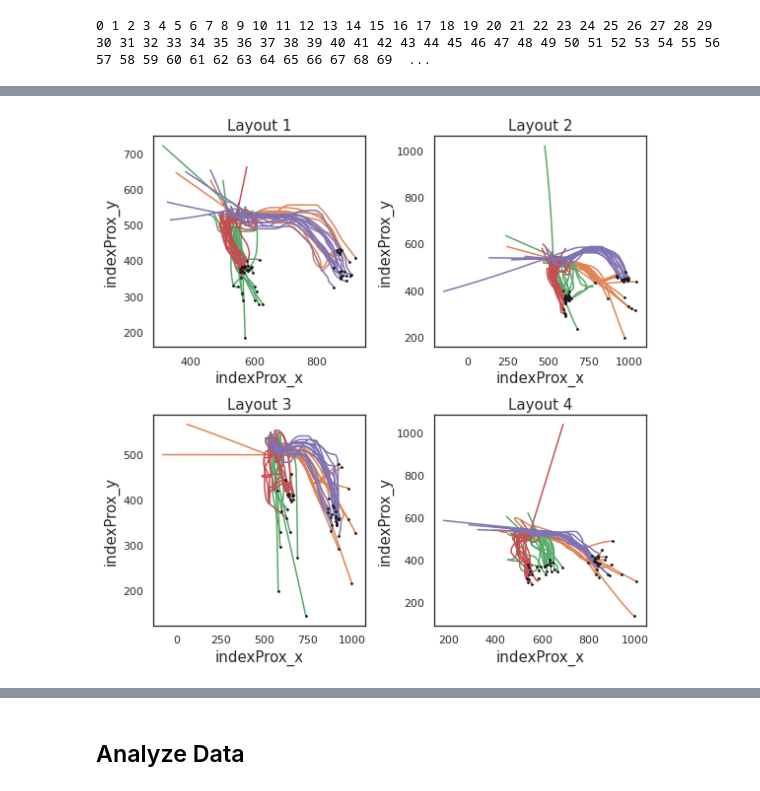
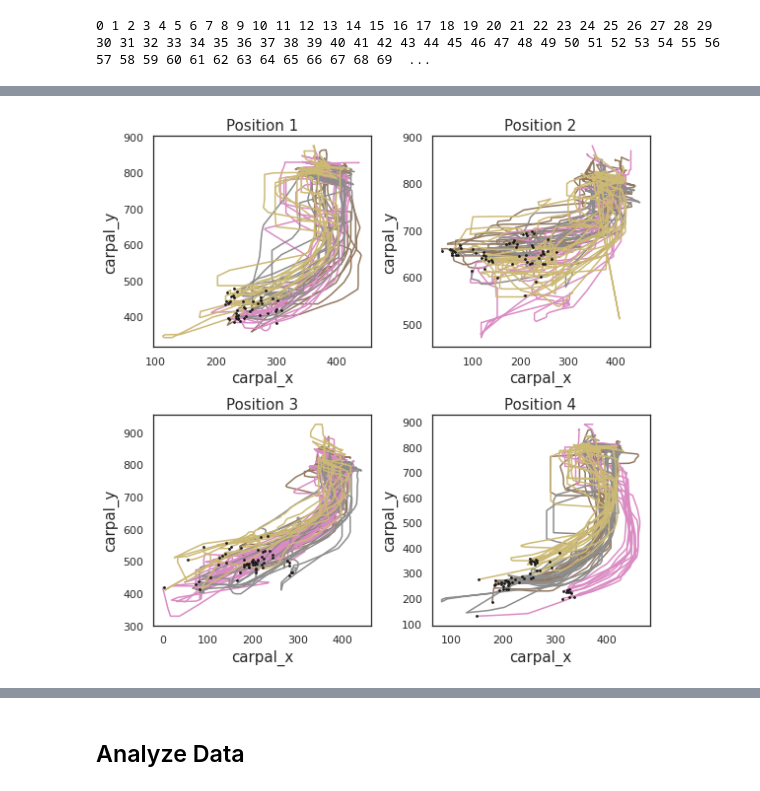
Before and after one commit to ntolley/SEE_decoding, a Jupyter notebook: notebooks/make_SEE_dataframes.ipynb, the cells around one changed output, grey strips where cells are left out. Saved outputs shown, nothing was run; the diff lists cells and outputs as text; code cells hidden in the pictures.

```diff
--- a/notebooks/make_SEE_dataframes.ipynb
+++ b/notebooks/make_SEE_dataframes.ipynb
@@ -114,21 +118,20 @@ for mrk_name in marker_names_stripped:
     #assert np.sum(mrk_pos_mask) == 2 or np.sum(mrk_pos_mask) == 3
     pos_name_list = cam_df.columns[mrk_pos_mask].values.tolist()
     marker_pos_names.extend(pos_name_list)
-    mrk_likelihood = cam_df[f'{mrk_name}_likelihood']
 
-    for pos_name in pos_name_list:
-        pos_data = cam_df[pos_name]
+    # mrk_likelihood = cam_df[f'{mrk_name}_likelihood']
+    # for pos_name in pos_name_list:
+    #     pos_data = cam_df[pos_name]
 
-        # pos_data = np.nan_to_num(pos_data, copy=True, nan=0.0)
-        pos_data[mrk_likelihood < score_threshold] = np.nan
+    #     pos_data[mrk_likelihood < score_threshold] = np.nan
 
-        # Update dataframe
-        cam_df[pos_name] = pos_data
+    #     # Update dataframe
+    #     cam_df[pos_name] = pos_data
 
 # Interpolate on NaN values
 null_percent = cam_df.isnull().astype(int).sum().values / len(cam_df)
-non_null_cols = cam_df.columns[null_percent < 0.9]
-cam_df[non_null_cols] = cam_df[non_null_cols].interpolate(method='cubic')
+#non_null_cols = cam_df.columns[null_percent < 0.9]
+#cam_df[non_null_cols] = cam_df[non_null_cols].interpolate(method='cubic')
 # %%
 # Inspect proportion of NaNs where tracking lost
 sort_indices = np.argsort(null_percent)[::-1]
@@ -365,31 +420,33 @@ carpal_df = kinematic_df[kinematic_df['name'].str.match(pat='carpal')]
 # %%
-marker_name = 'indexProx'
+marker_name = 'carpal'
 
 plt.figure(figsize=(8,8))
 fontsize=15
 
+start_offset = 0
+
 for position_idx in range(1,5):
     for layout_idx in range(1,5):
-        plt.subplot(2,2,layout_idx)
+        plt.subplot(2,2,position_idx)
         mask = np.logical_and(kinematic_df['position'] == position_idx, kinematic_df['layout'] == layout_idx)
         filtered_df = kinematic_df[mask]
 
         x_data =  filtered_df[filtered_df['name'] == f'{marker_name}_x']['posData'].values
         y_data =  filtered_df[filtered_df['name'] == f'{marker_name}_y']['posData'].values
 
         for plot_data in zip(x_data, y_data):
             plt.scatter(plot_data[0][-1], plot_data[1][-1], color='k', zorder=10, s=3)
-            plt.plot(plot_data[0], plot_data[1], color=f'C{position_idx}')
+            plt.plot(plot_data[0][start_offset:], plot_data[1][start_offset:], color=f'C{layout_idx+4}')
 
         filtered_df[mask]['layout']
 
-        #plt.xlim(0, 600)
-        #plt.ylim(0, 1000)
+        # plt.xlim(300, 1100)
+        # plt.ylim(100, 650)
 
         plt.xlabel(f'{marker_name}_x', fontsize=fontsize)
         plt.ylabel(f'{marker_name}_y', fontsize=fontsize)
-        plt.title(f'Layout {layout_idx}', fontsize=fontsize)
+        plt.title(f'Position {position_idx}', fontsize=fontsize)
 
 plt.tight_layout()
 # %% [output]
-[figure, old version]
+[figure, new version]
```
Also changed, not shown: parts of 10 cells of this notebook, 2 other files.
